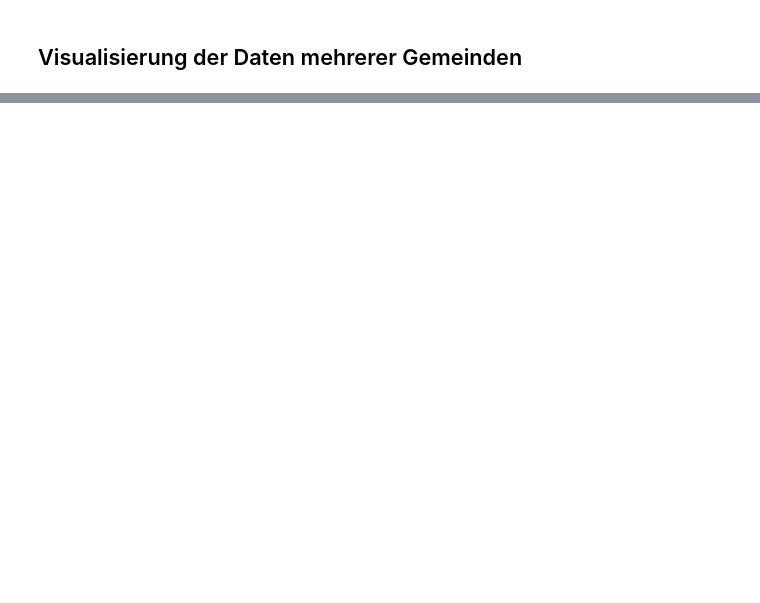
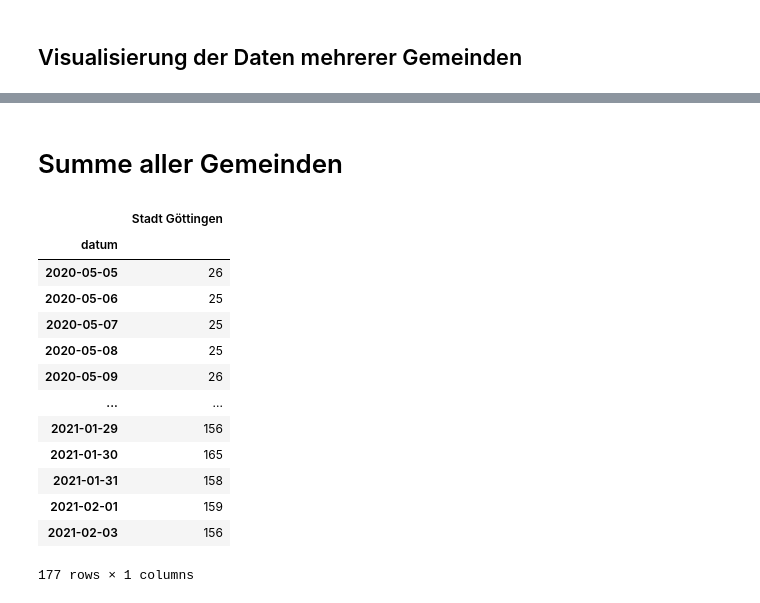
Before and after one commit to nichtich/corona-goettingen, a Jupyter notebook: Fallzahlen.ipynb, the cells around one changed output, grey strips where cells are left out. Saved outputs shown, nothing was run; the diff lists cells and outputs as text; code cells hidden in the pictures; blank space fills up the shorter version.

```diff
--- a/Fallzahlen.ipynb
+++ b/Fallzahlen.ipynb
@@ -45,0 +57,2 @@ infizierte.pivot(index='datum', columns=['gemeinde']).plot()
+# %% [markdown]
+# Summe aller Gemeinden
@@ -45,0 +61,20 @@ infizierte.pivot(index='datum', columns=['gemeinde']).plot()
+# %%
+stadt = zahlen[zahlen["gemeinde"]=="Stadt Göttingen"][['datum','infizierte']]
+stadt.set_index(['datum'],inplace=True)
+stadt.rename(columns={"infizierte": "Stadt Göttingen"},inplace=True)
+stadt
+# %% [output]
+|  | Stadt Göttingen |
+| datum |  |
+| 2020-05-05 | 26 |
+| 2020-05-06 | 25 |
+| 2020-05-07 | 25 |
+| 2020-05-08 | 25 |
+| 2020-05-09 | 26 |
+| ... | ... |
+| 2021-01-29 | 156 |
+| 2021-01-30 | 165 |
+| 2021-01-31 | 158 |
+| 2021-02-01 | 159 |
+| 2021-02-03 | 156 |
+177 rows × 1 columns
```
Also changed, not shown: parts of 7 cells of this notebook.
